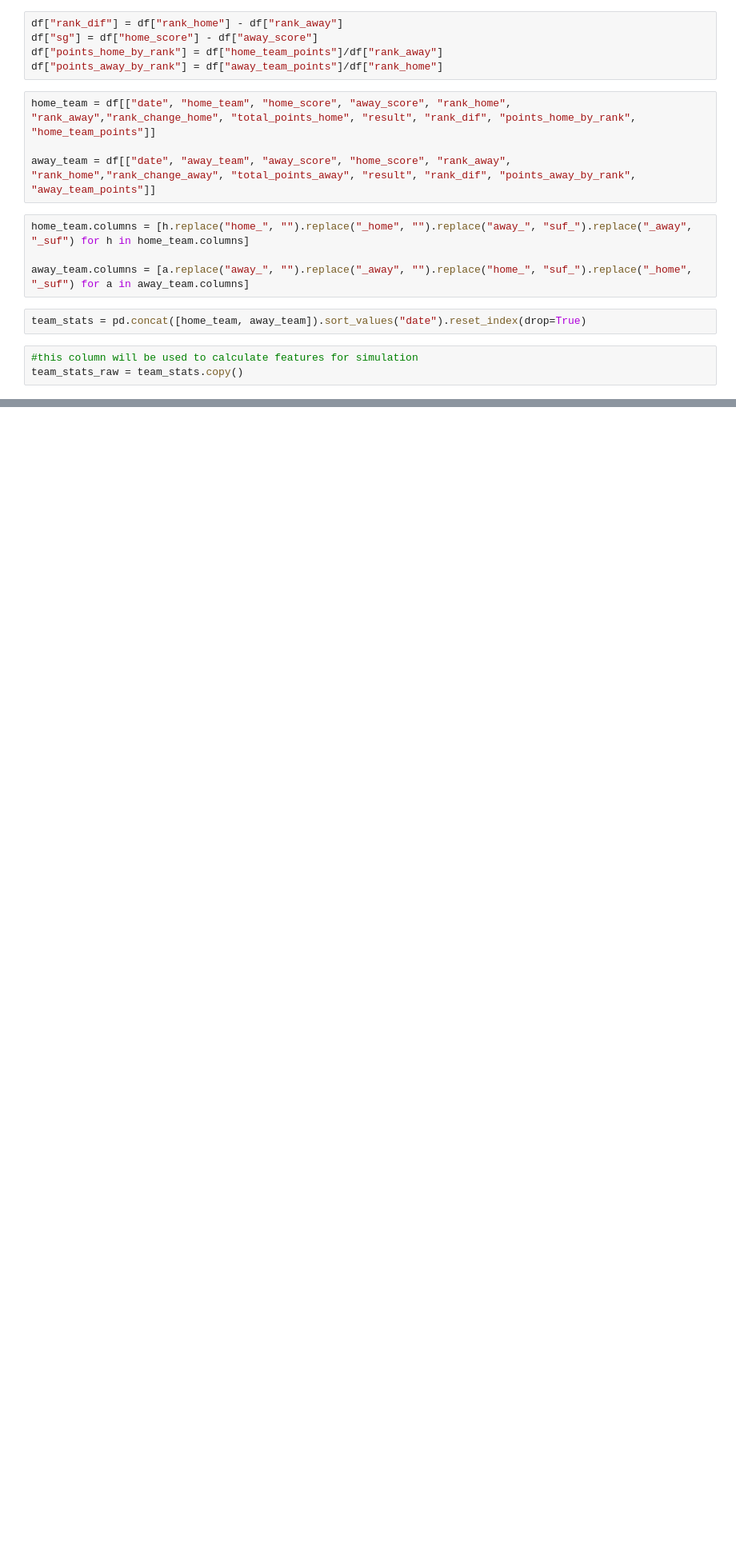
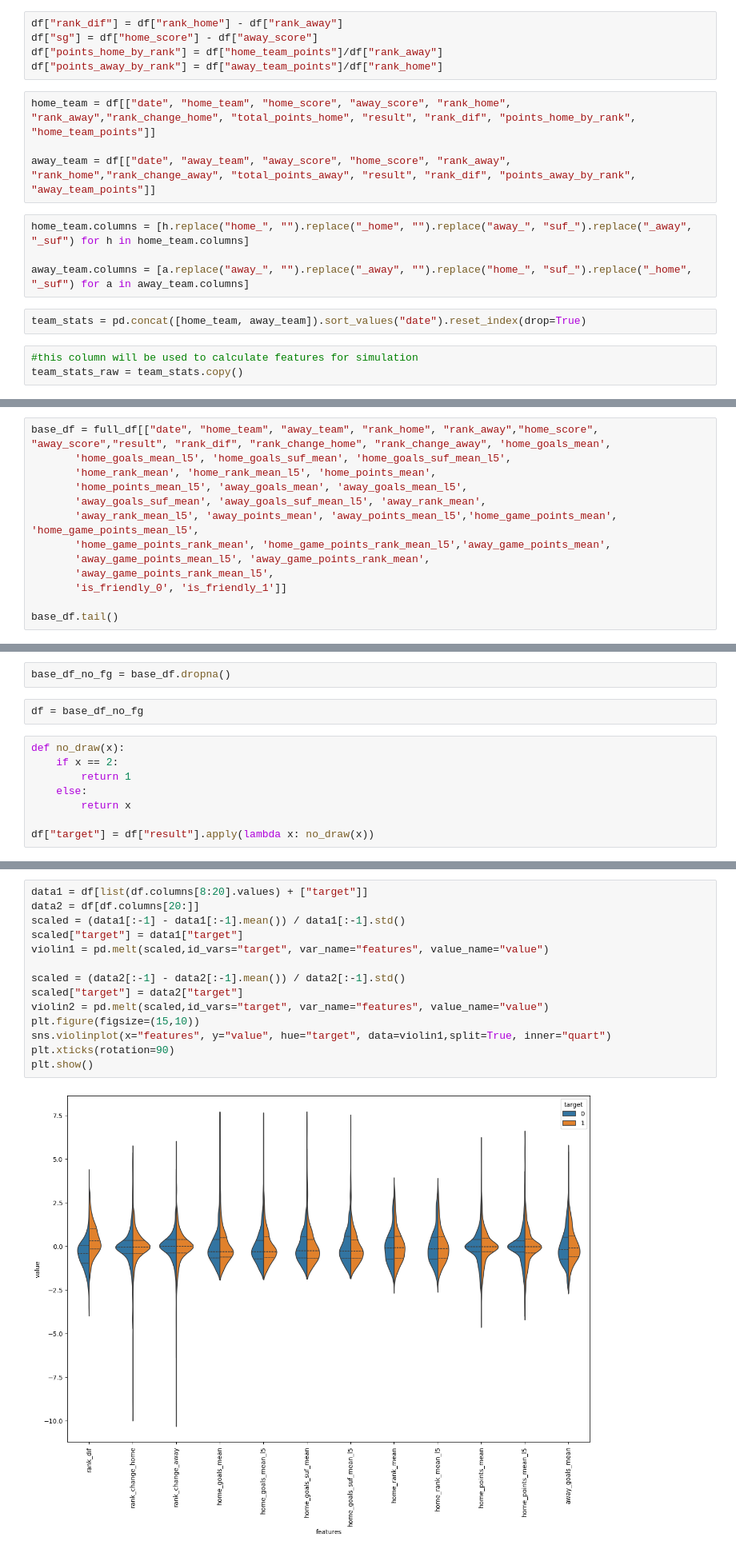
Before and after one commit to erensglm/Euro2024Predictor, a Jupyter notebook: EuroPredDemo.ipynb, the cells around one changed output, grey strips where cells are left out. Shown at 80% size. Drawn from its saved outputs; the diff is of its cells as text; blank space fills up the shorter version.

```diff
--- a/EuroPredDemo.ipynb
+++ b/EuroPredDemo.ipynb
@@ -149,0 +272,13 @@ team_stats_raw = team_stats.copy()
+# %%
+base_df = full_df[["date", "home_team", "away_team", "rank_home", "rank_away","home_score", "away_score","result", "rank_dif", "rank_change_home", "rank_change_away", 'home_goals_mean',
+       'home_goals_mean_l5', 'home_goals_suf_mean', 'home_goals_suf_mean_l5',
+       'home_rank_mean', 'home_rank_mean_l5', 'home_points_mean',
+       'home_points_mean_l5', 'away_goals_mean', 'away_goals_mean_l5',
+       'away_goals_suf_mean', 'away_goals_suf_mean_l5', 'away_rank_mean',
+       'away_rank_mean_l5', 'away_points_mean', 'away_points_mean_l5','home_game_points_mean', 'home_game_points_mean_l5',
+       'home_game_points_rank_mean', 'home_game_points_rank_mean_l5','away_game_points_mean',
+       'away_game_points_mean_l5', 'away_game_points_rank_mean',
+       'away_game_points_rank_mean_l5',
+       'is_friendly_0', 'is_friendly_1']]
+
+base_df.tail()
@@ -149,0 +313,12 @@ team_stats_raw = team_stats.copy()
+# %%
+base_df_no_fg = base_df.dropna()
+# %%
+df = base_df_no_fg
+# %%
+def no_draw(x):
+    if x == 2:
+        return 1
+    else:
+        return x
+
+df["target"] = df["result"].apply(lambda x: no_draw(x))
@@ -149,0 +331,16 @@ team_stats_raw = team_stats.copy()
+# %%
+data1 = df[list(df.columns[8:20].values) + ["target"]]
+data2 = df[df.columns[20:]]
+scaled = (data1[:-1] - data1[:-1].mean()) / data1[:-1].std()
+scaled["target"] = data1["target"]
+violin1 = pd.melt(scaled,id_vars="target", var_name="features", value_name="value")
+
+scaled = (data2[:-1] - data2[:-1].mean()) / data2[:-1].std()
+scaled["target"] = data2["target"]
+violin2 = pd.melt(scaled,id_vars="target", var_name="features", value_name="value")
+plt.figure(figsize=(15,10))
+sns.violinplot(x="features", y="value", hue="target", data=violin1,split=True, inner="quart")
+plt.xticks(rotation=90)
+plt.show()
+# %% [output]
+[figure, added]
```
Also changed, not shown: parts of 46 cells of this notebook, 6 other files.
